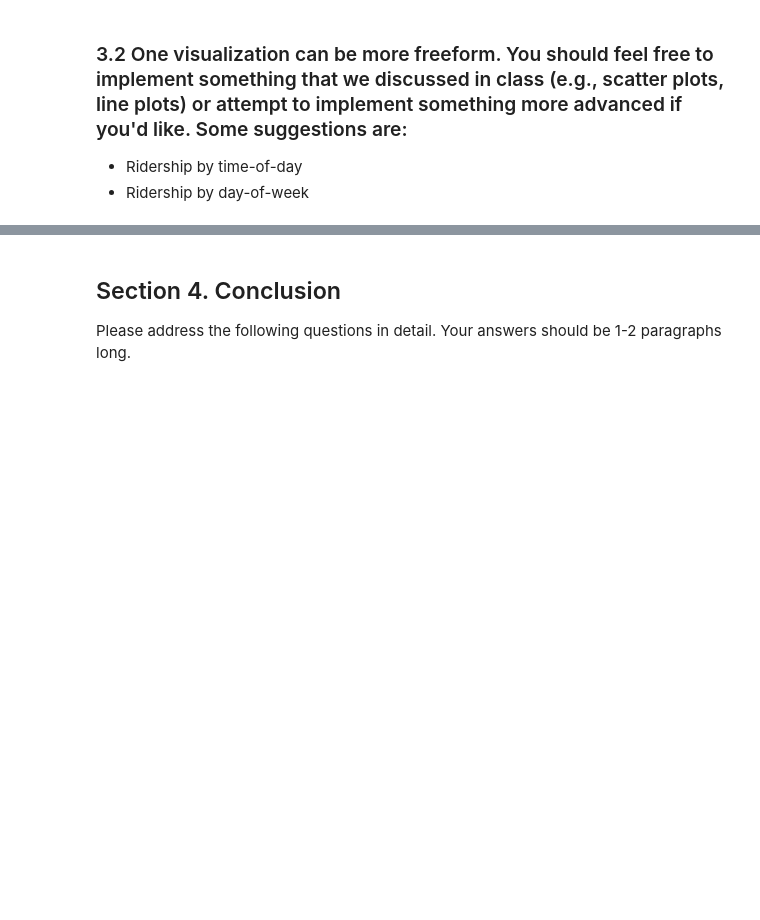
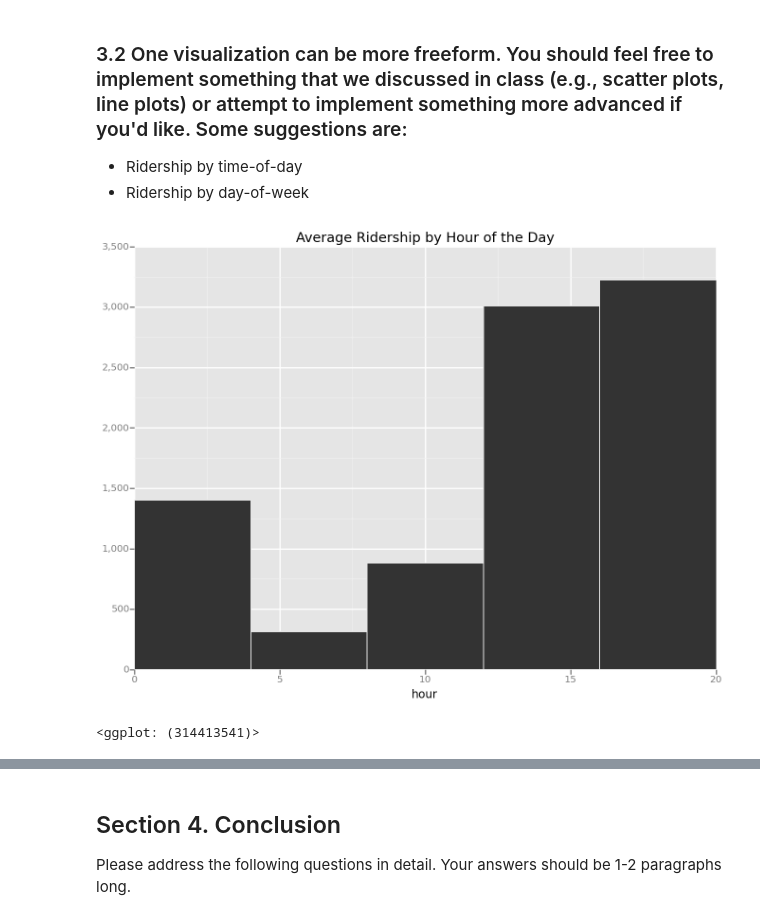
Before and after one commit to kovthe/knowledge, a Jupyter notebook: data_science/udacity_data_analyst_nanodegree/P2/P2_Analyzing_the_NYC_Subway_Dataset.ipynb, the cells around one changed output, grey strips where cells are left out. Saved outputs shown, nothing was run; the diff lists cells and outputs as text; code cells hidden in the pictures; blank space fills up the shorter version.

```diff
--- a/data_science/udacity_data_analyst_nanodegree/P2/P2_Analyzing_the_NYC_Subway_Dataset.ipynb
+++ b/data_science/udacity_data_analyst_nanodegree/P2/P2_Analyzing_the_NYC_Subway_Dataset.ipynb
@@ -56,3 +218,15 @@ Please include two visualizations that show the relationships between two or mor
 ### 3.2 One visualization can be more freeform. You should feel free to implement something that we discussed in class (e.g., scatter plots, line plots) or attempt to implement something more advanced if you'd like. Some suggestions are:
 * Ridership by time-of-day
 * Ridership by day-of-week
+# %%
+grouped = df[["hour","ENTRIESn_hourly"]].groupby("hour")
+ridership_hour = grouped.aggregate(np.mean)
+ridership_hour = ridership_hour.reset_index()
+gp.ggplot(ridership_hour, gp.aes('hour', weight="ENTRIESn_hourly")) + \
+    gp.geom_bar(binwidth=4) + \
+    gp.scale_y_continuous(labels='comma') + \
+    gp.scale_x_continuous(limits=(0,20)) + \
+    gp.ggtitle('Average Ridership by Hour of the Day')
+# %% [output]
+[figure, added]
+<ggplot: (314413541)>
```
Also changed, not shown: parts of 35 cells of this notebook, 8 other files.
